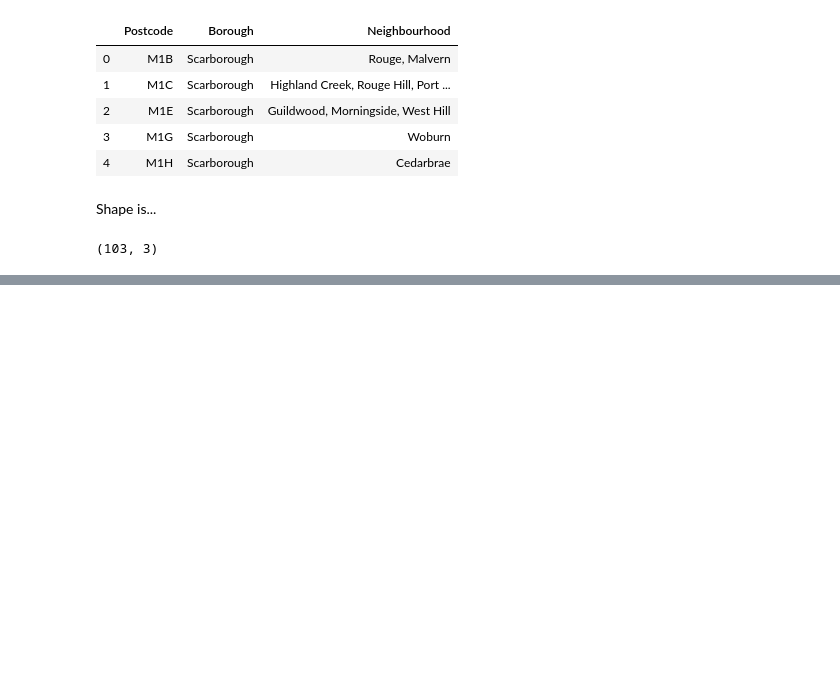
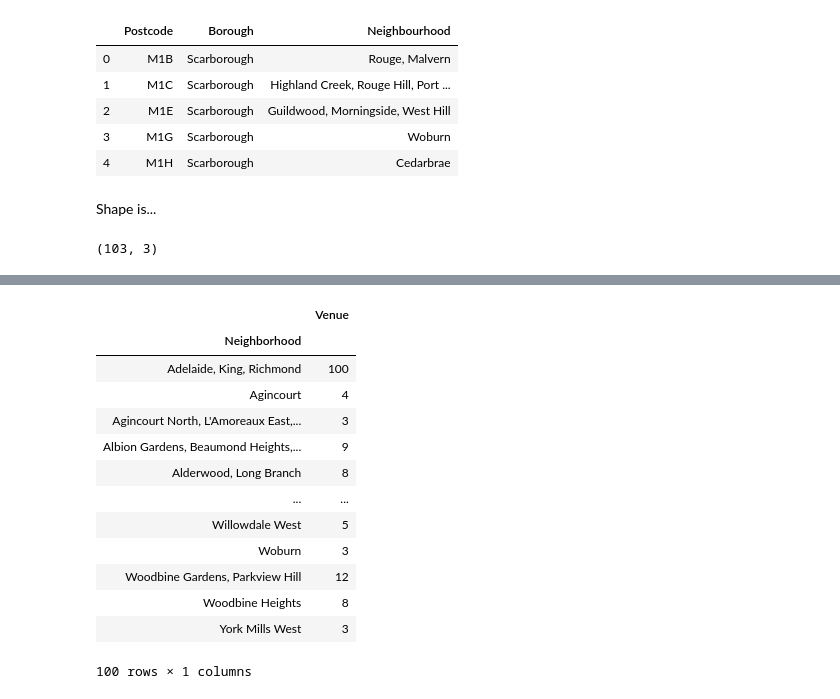
Before and after one commit to andreytank/ML_Capstone, a Jupyter notebook: Capstone.ipynb, the cells around one changed output, grey strips where cells are left out. Cells and saved outputs as stored; diff of their text form; code cells hidden in the pictures; blank space fills up the shorter version.

```diff
--- a/Capstone.ipynb
+++ b/Capstone.ipynb
@@ -83,0 +228,17 @@ print (dftest.shape)
+# %%
+toronto_venues.groupby('Neighborhood')[['Venue']].count()
+# %% [output]
+|  | Venue |
+| Neighborhood |  |
+| Adelaide, King, Richmond | 100 |
+| Agincourt | 4 |
+| Agincourt North, L'Amoreaux East,... | 3 |
+| Albion Gardens, Beaumond Heights,... | 9 |
+| Alderwood, Long Branch | 8 |
+| ... | ... |
+| Willowdale West | 5 |
+| Woburn | 3 |
+| Woodbine Gardens, Parkview Hill | 12 |
+| Woodbine Heights | 8 |
+| York Mills West | 3 |
+100 rows × 1 columns
```
Also changed, not shown: parts of 21 cells of this notebook.
